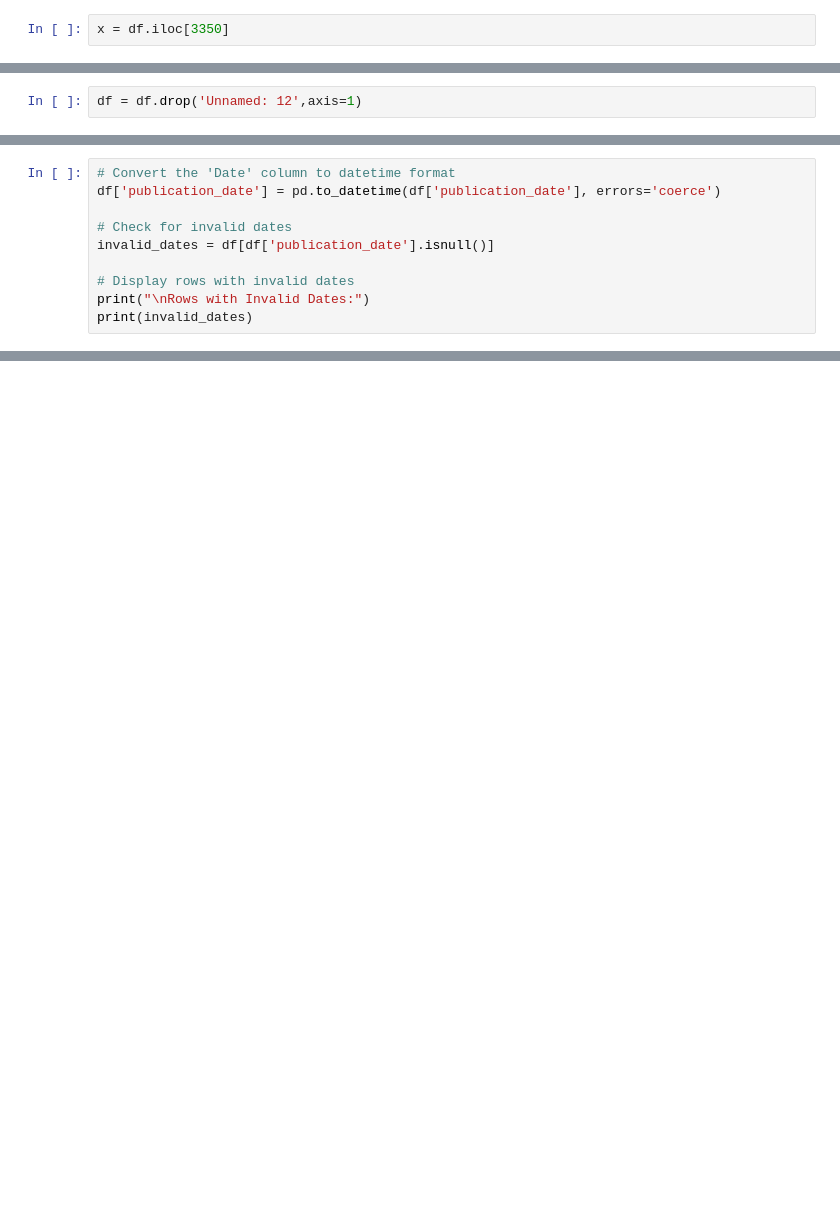
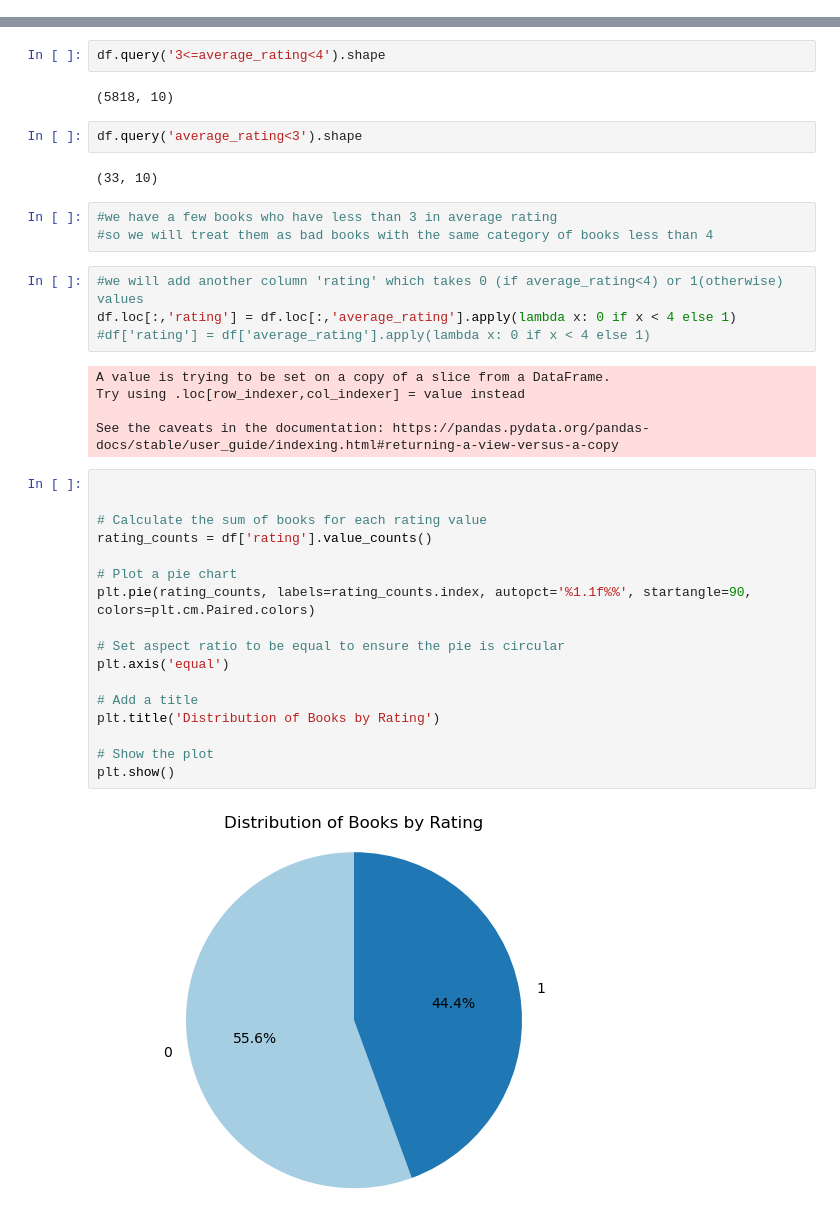
Before and after one commit to KarimHamod/Machine_Learning, a Jupyter notebook: Project_vs1.ipynb, the cells around one changed output, grey strips where cells are left out. Drawn from its saved outputs; the diff is of its cells as text; blank space fills up the shorter version.

```diff
--- a/Project_vs1.ipynb
+++ b/Project_vs1.ipynb
@@ -42,2 +216,0 @@ df.describe()
-# %%
-x = df.iloc[3350]
@@ -103,2 +216,0 @@ dtype: int64
-# %%
-df = df.drop('Unnamed: 12',axis=1)
@@ -183,10 +216,0 @@ publisher: ['Scholastic Inc.' 'Scholastic' 'Nimble Books' ... 'Suma'
-# %%
-# Convert the 'Date' column to datetime format
-df['publication_date'] = pd.to_datetime(df['publication_date'], errors='coerce')
-
-# Check for invalid dates
-invalid_dates = df[df['publication_date'].isnull()]
-
-# Display rows with invalid dates
-print("\nRows with Invalid Dates:")
-print(invalid_dates)
@@ -331,0 +224,39 @@ sns.scatterplot(data=df,x="language_code",y="ratings_count")
+# %%
+df.query('3<=average_rating<4').shape
+# %% [output]
+(5818, 10)
+# %%
+df.query('average_rating<3').shape
+# %% [output]
+(33, 10)
+# %%
+#we have a few books who have less than 3 in average rating
+#so we will treat them as bad books with the same category of books less than 4
+# %%
+#we will add another column 'rating' which takes 0 (if average_rating<4) or 1(otherwise) values
+df.loc[:,'rating'] = df.loc[:,'average_rating'].apply(lambda x: 0 if x < 4 else 1)
+#df['rating'] = df['average_rating'].apply(lambda x: 0 if x < 4 else 1)
+# %% [output]
+A value is trying to be set on a copy of a slice from a DataFrame.
+Try using .loc[row_indexer,col_indexer] = value instead
+
+See the caveats in the documentation: https://pandas.pydata.org/pandas-docs/stable/user_guide/indexing.html#returning-a-view-versus-a-copy
+# %%
+
+
+# Calculate the sum of books for each rating value
+rating_counts = df['rating'].value_counts()
+
+# Plot a pie chart
+plt.pie(rating_counts, labels=rating_counts.index, autopct='%1.1f%%', startangle=90, colors=plt.cm.Paired.colors)
+
+# Set aspect ratio to be equal to ensure the pie is circular
+plt.axis('equal')
+
+# Add a title
+plt.title('Distribution of Books by Rating')
+
+# Show the plot
+plt.show()
+# %% [output]
+[figure, added]
```
Also changed, not shown: parts of 121 cells of this notebook.
